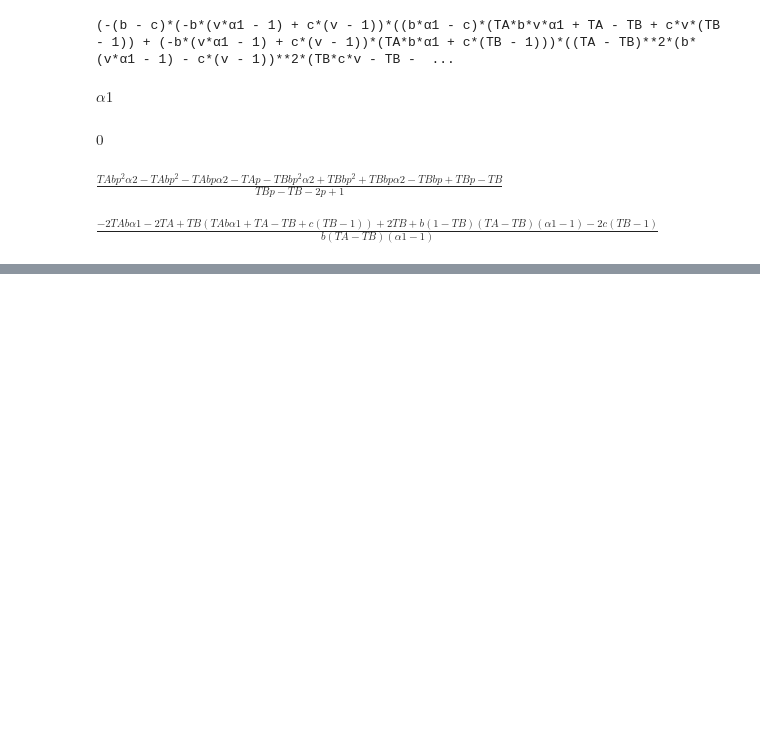
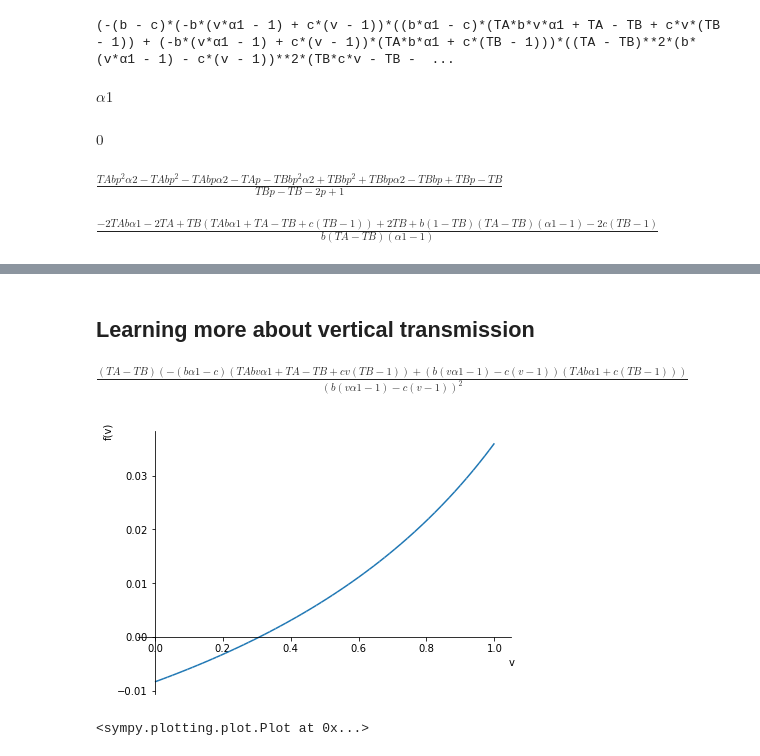
Before and after one commit to yoavram-lab/CulturalCooperation, a Jupyter notebook: ms/sympy2.ipynb, the cells around one changed output, grey strips where cells are left out. Drawn from its saved outputs; the diff is of its cells as text; code cells hidden in the pictures; blank space fills up the shorter version.

```diff
--- a/ms/sympy2.ipynb
+++ b/ms/sympy2.ipynb
@@ -305,3 +305,17 @@ t = -g/h
 simplify(t.subs(p, (c*(1-TB) - b*α1*TA-(TA-TB))/(b*(1-α1)*(TA-TB))))
 # %% [output]
 $\displaystyle \frac{\left(TA - TB\right) \left(- TB b \left(α1 - 1\right) \left(TA b α1 + TA - TB - c \left(1 - TB\right)\right) + b \left(TA - TB\right) \left(α1 - 1\right)^{2} \left(TB c - TB - c\right) - \left(α1 - 1\right) \left(TA + TB c - TB - 2 c\right) \left(TA b α1 + TA - TB - c \left(1 - TB\right)\right) - \left(TA b α1 + TA - TB - c \left(1 - TB\right)\right)^{2}\right)}{\left(b \left(TA - TB\right)^{2} \left(α1 - 1\right) + \left(- TA + TB\right) \left(TA b α1 + TA - TB + c \left(TB - 1\right)\right)\right) \left(TA b α1 + TA - TB + c \left(TB - 1\right)\right)}$
+# %% [markdown]
+## Learning more about vertical transmission
+# %%
+expr = (α1*b*v*TA-c*v*(1-TB)+(TA-TB))/(c*(1-v)-b*(1-α1*v))*(TA-TB)
+simplify(diff(expr, v))
+# %% [output]
+$\displaystyle \frac{\left(TA - TB\right) \left(- \left(b α1 - c\right) \left(TA b v α1 + TA - TB + c v \left(TB - 1\right)\right) + \left(b \left(v α1 - 1\right) - c \left(v - 1\right)\right) \left(TA b α1 + c \left(TB - 1\right)\right)\right)}{\left(b \left(v α1 - 1\right) - c \left(v - 1\right)\right)^{2}}$
+# %%
+from sympy.plotting import plot
+
+plot(expr, (v, 0, 1))
+# %% [output]
+[figure, added]
+<sympy.plotting.plot.Plot at 0x...>
```
Also changed, not shown: 3 other files.
